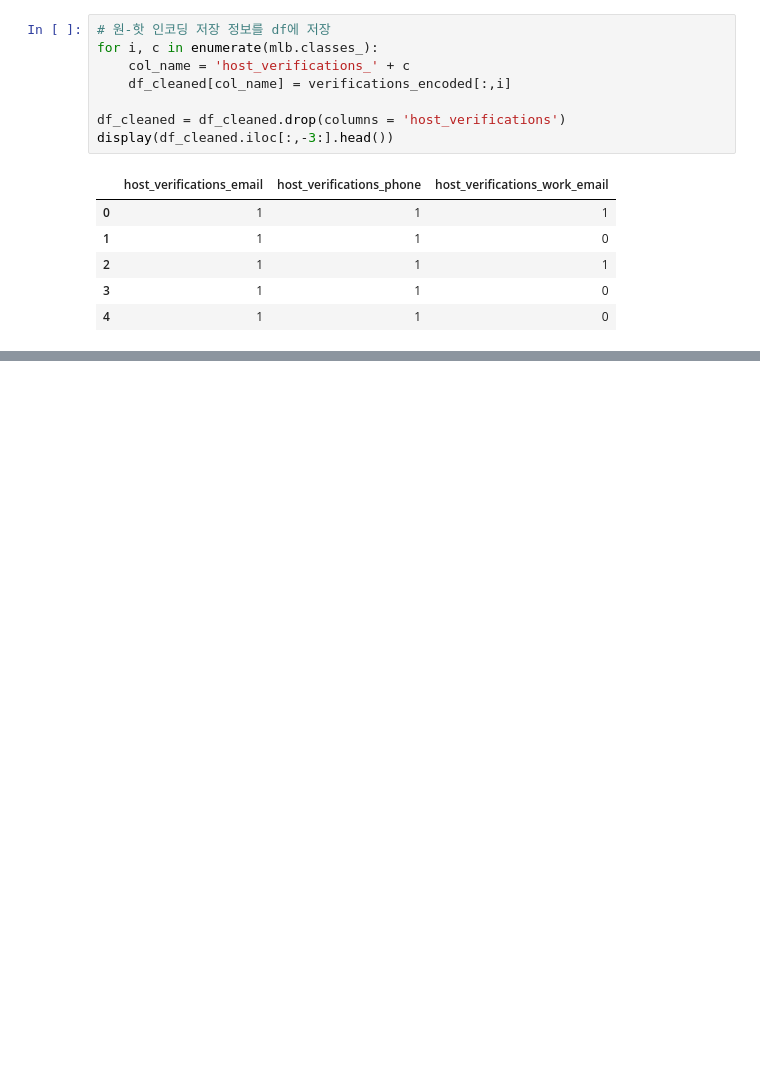
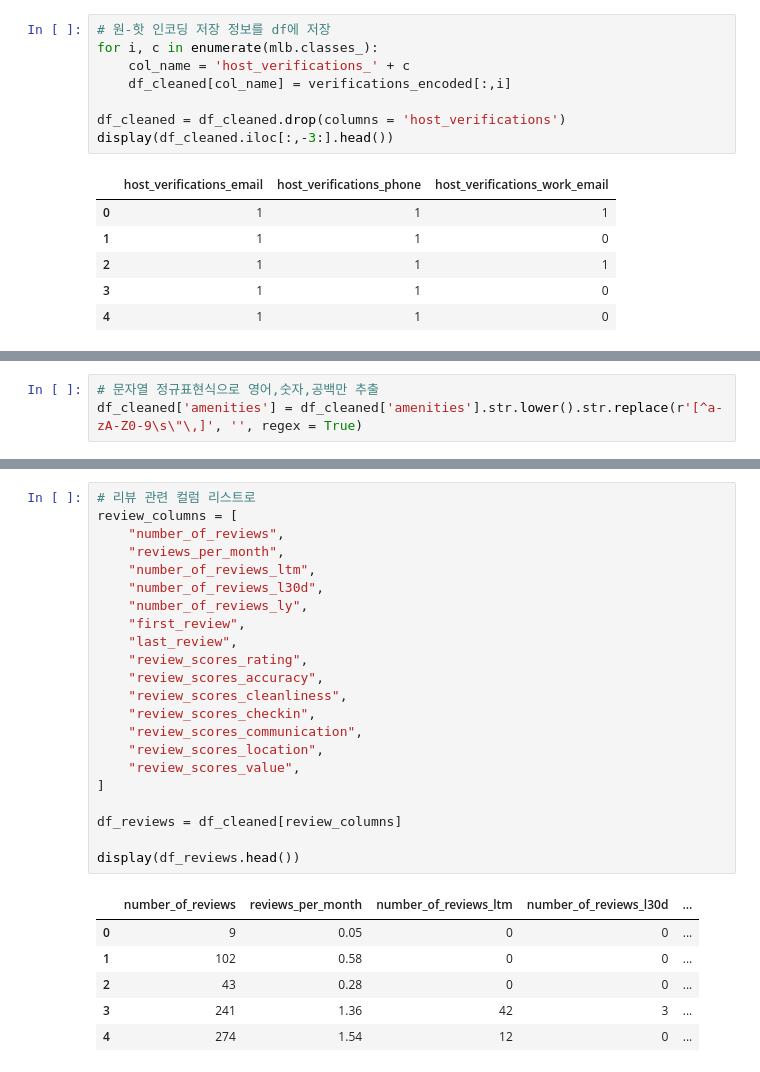
Before and after one commit to sybeom528/airbnb_price_prediction, a Jupyter notebook: notebooks/data_preprocessing.ipynb, the cells around one changed output, grey strips where cells are left out. Drawn from its saved outputs; the diff is of its cells as text; blank space fills up the shorter version.

```diff
--- a/notebooks/data_preprocessing.ipynb
+++ b/notebooks/data_preprocessing.ipynb
@@ -140,0 +466,3 @@ df_cleaned.to_csv('data/df_cleaned.csv', index = False)
+# %%
+# 문자열 정규표현식으로 영어,숫자,공백만 추출
+df_cleaned['amenities'] = df_cleaned['amenities'].str.lower().str.replace(r'[^a-zA-Z0-9\s\"\,]', '', regex = True)
@@ -140,0 +554,29 @@ df_cleaned.to_csv('data/df_cleaned.csv', index = False)
+# %%
+# 리뷰 관련 컬럼 리스트로
+review_columns = [
+    "number_of_reviews",
+    "reviews_per_month",
+    "number_of_reviews_ltm",
+    "number_of_reviews_l30d",
+    "number_of_reviews_ly",
+    "first_review",
+    "last_review",
+    "review_scores_rating",
+    "review_scores_accuracy",
+    "review_scores_cleanliness",
+    "review_scores_checkin",
+    "review_scores_communication",
+    "review_scores_location",
+    "review_scores_value",
+]
+
+df_reviews = df_cleaned[review_columns]
+
+display(df_reviews.head())
+# %% [output]
+|  | number_of_reviews | reviews_per_month | number_of_reviews_ltm | number_of_reviews_l30d | ... |
+| 0 | 9 | 0.05 | 0 | 0 | ... |
+| 1 | 102 | 0.58 | 0 | 0 | ... |
+| 2 | 43 | 0.28 | 0 | 0 | ... |
+| 3 | 241 | 1.36 | 42 | 3 | ... |
+| 4 | 274 | 1.54 | 12 | 0 | ... |
```
Also changed, not shown: parts of 33 cells of this notebook, 3 other files.
